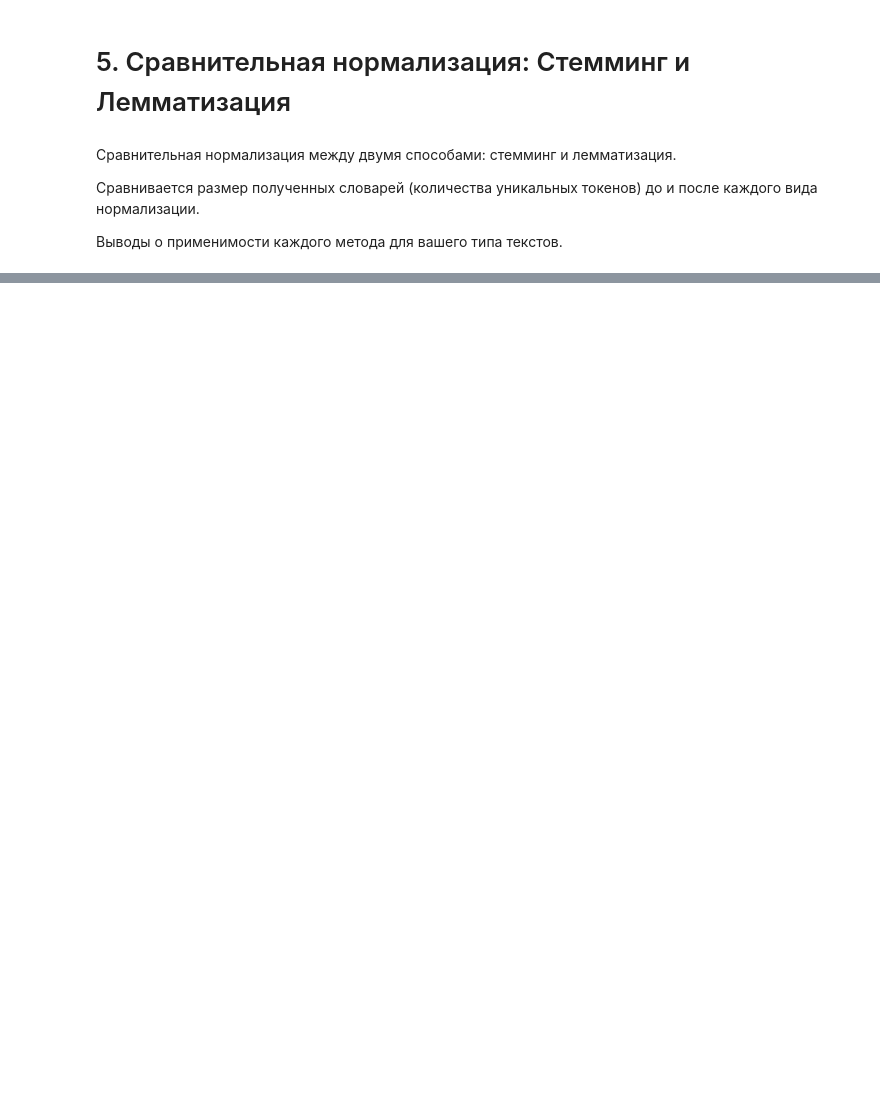
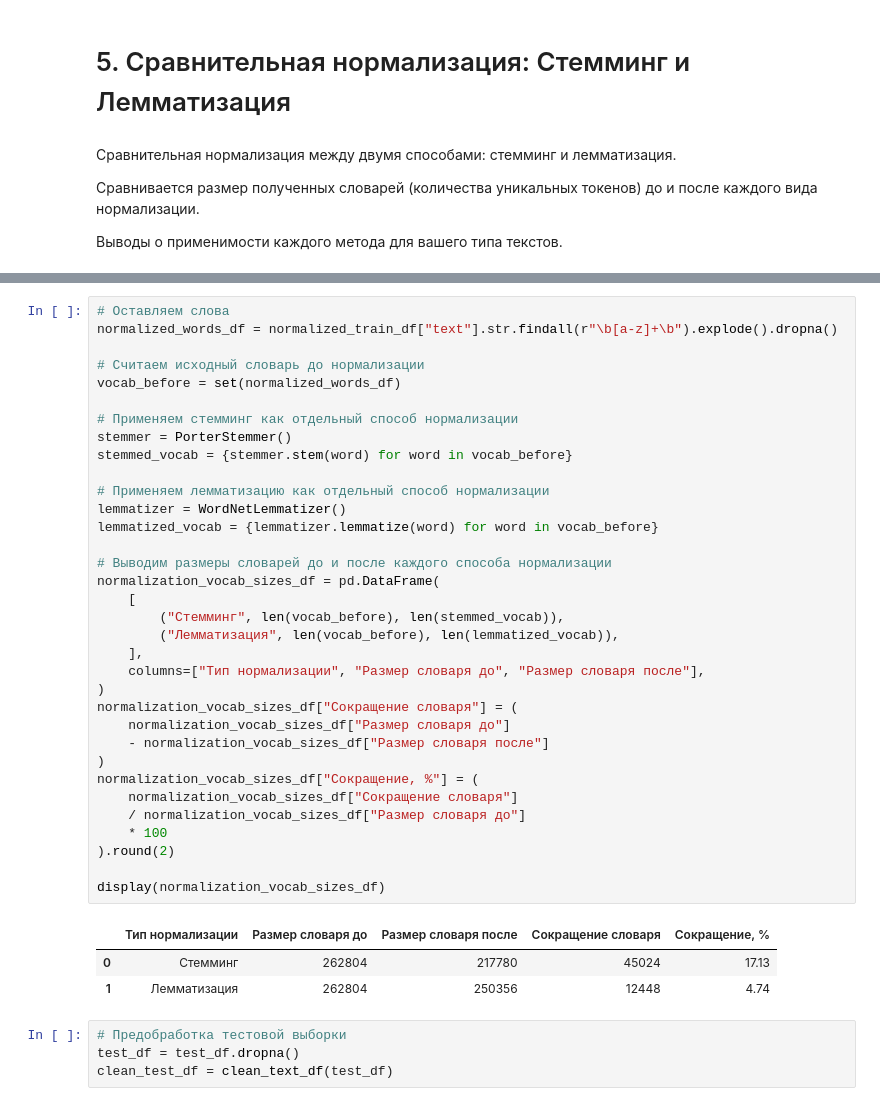
Before and after one commit to EgorChernov5/ITMO_SECS_TEXT_ANALYSIS_2026, a Jupyter notebook: Решения/lab1.ipynb, the cells around one changed output, grey strips where cells are left out. Cells and saved outputs as stored; diff of their text form; blank space fills up the shorter version.

```diff
--- a/Решения/lab1.ipynb
+++ b/Решения/lab1.ipynb
@@ -368,0 +473,42 @@ display(normalization_examples_df)
+# %%
+# Оставляем слова
+normalized_words_df = normalized_train_df["text"].str.findall(r"\b[a-z]+\b").explode().dropna()
+
+# Считаем исходный словарь до нормализации
+vocab_before = set(normalized_words_df)
+
+# Применяем стемминг как отдельный способ нормализации
+stemmer = PorterStemmer()
+stemmed_vocab = {stemmer.stem(word) for word in vocab_before}
+
+# Применяем лемматизацию как отдельный способ нормализации
+lemmatizer = WordNetLemmatizer()
+lemmatized_vocab = {lemmatizer.lemmatize(word) for word in vocab_before}
+
+# Выводим размеры словарей до и после каждого способа нормализации
+normalization_vocab_sizes_df = pd.DataFrame(
+    [
+        ("Стемминг", len(vocab_before), len(stemmed_vocab)),
+        ("Лемматизация", len(vocab_before), len(lemmatized_vocab)),
+    ],
+    columns=["Тип нормализации", "Размер словаря до", "Размер словаря после"],
+)
+normalization_vocab_sizes_df["Сокращение словаря"] = (
+    normalization_vocab_sizes_df["Размер словаря до"]
+    - normalization_vocab_sizes_df["Размер словаря после"]
+)
+normalization_vocab_sizes_df["Сокращение, %"] = (
+    normalization_vocab_sizes_df["Сокращение словаря"]
+    / normalization_vocab_sizes_df["Размер словаря до"]
+    * 100
+).round(2)
+
+display(normalization_vocab_sizes_df)
+# %% [output]
+|  | Тип нормализации | Размер словаря до | Размер словаря после | Сокращение словаря | Сокращение, % |
+| 0 | Стемминг | 262804 | 217780 | 45024 | 17.13 |
+| 1 | Лемматизация | 262804 | 250356 | 12448 | 4.74 |
+# %%
+# Предобработка тестовой выборки
+test_df = test_df.dropna()
+clean_test_df = clean_text_df(test_df)
```
Also changed, not shown: parts of 14 cells of this notebook.
